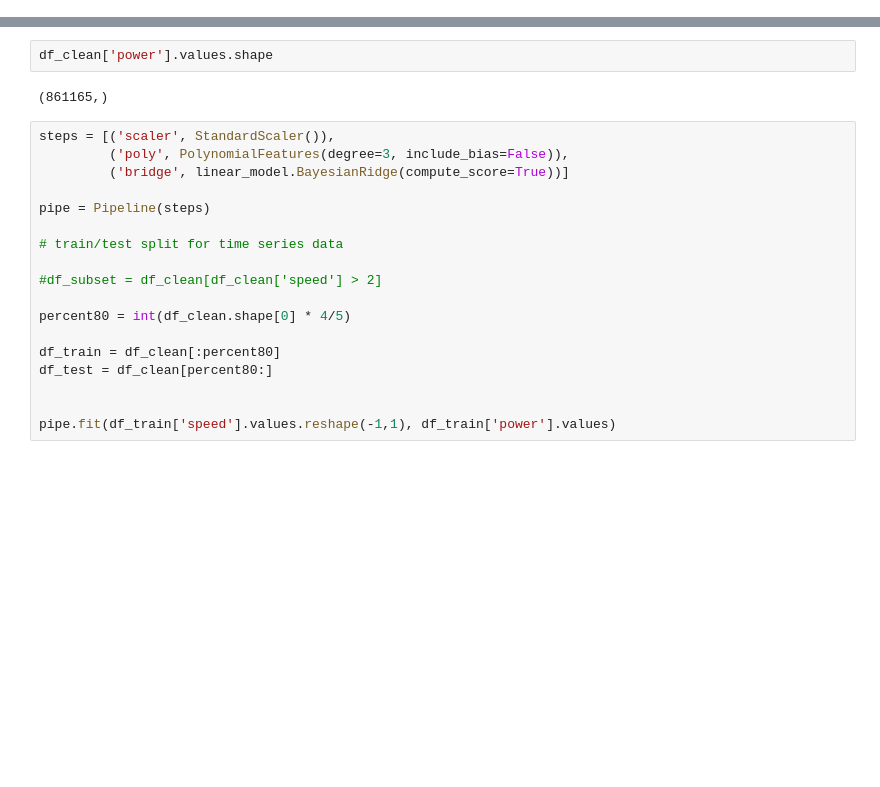
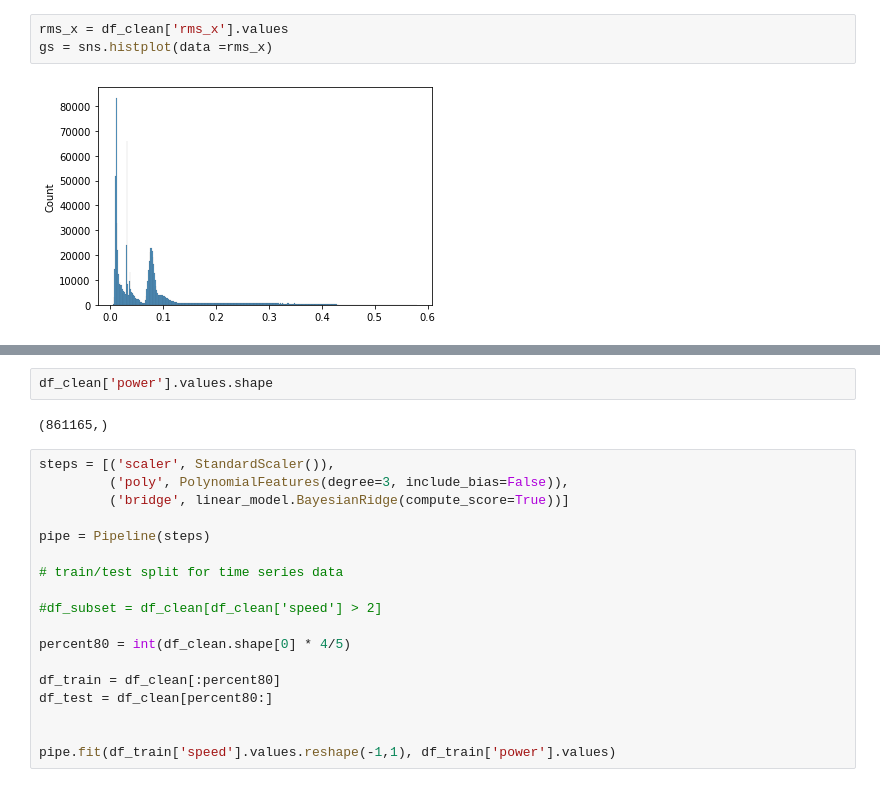
Before and after one commit to sedgewickmm18/notebooks-attic, a Jupyter notebook: PumpVibrationUseCaseInMoreDetail.ipynb, the cells around one changed output, grey strips where cells are left out. Drawn from its saved outputs; the diff is of its cells as text; blank space fills up the shorter version.

```diff
--- a/PumpVibrationUseCaseInMoreDetail.ipynb
+++ b/PumpVibrationUseCaseInMoreDetail.ipynb
@@ -137,0 +201,5 @@ So we have to go another route, let's start with
+# %%
+rms_x = df_clean['rms_x'].values
+gs = sns.histplot(data =rms_x)
+# %% [output]
+[figure, added]
```
Also changed, not shown: parts of 49 cells of this notebook.
